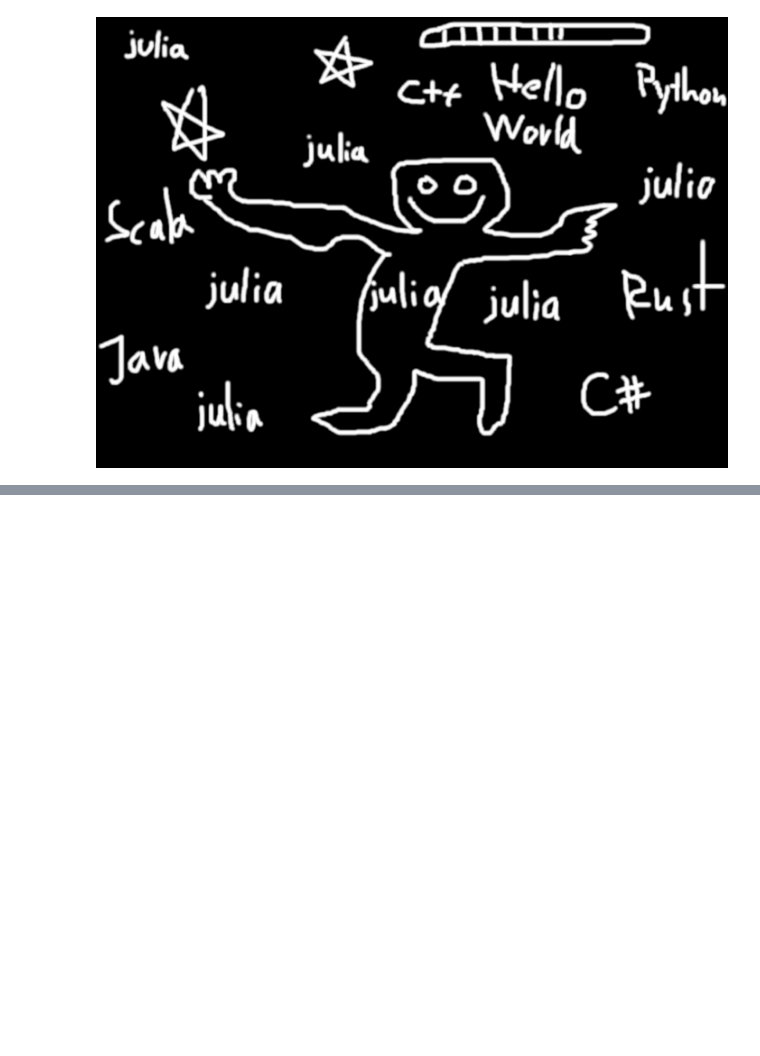
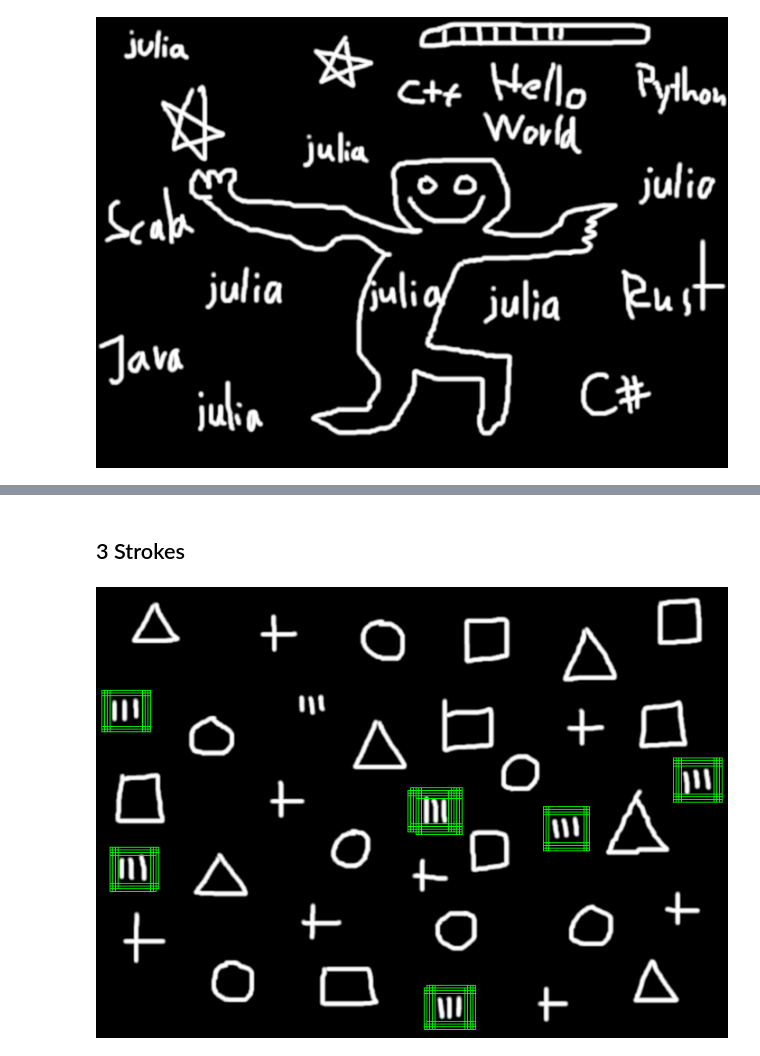
Before and after one commit to tadeohepperle/advanced_bioimage_programming, a Jupyter notebook: image_ops_julia/chamfer_matching.ipynb, the cells around one changed output, grey strips where cells are left out. Cells and saved outputs as stored; diff of their text form; code cells hidden in the pictures; blank space fills up the shorter version.

```diff
--- a/image_ops_julia/chamfer_matching.ipynb
+++ b/image_ops_julia/chamfer_matching.ipynb
@@ -50,0 +74,7 @@ visualize_chamfer_results(haystack, size(needle), results)
+# %% [markdown]
+## 3 Strokes
+# %%
+results = chamfer_matching(haystack, shape1, step_size=(3,3), threshold=-0.2)
+visualize_chamfer_results(haystack, size(shape1), results[1:100])
+# %% [output]
+[figure, added]
```
Also changed, not shown: parts of 13 cells of this notebook, 7 other files.
